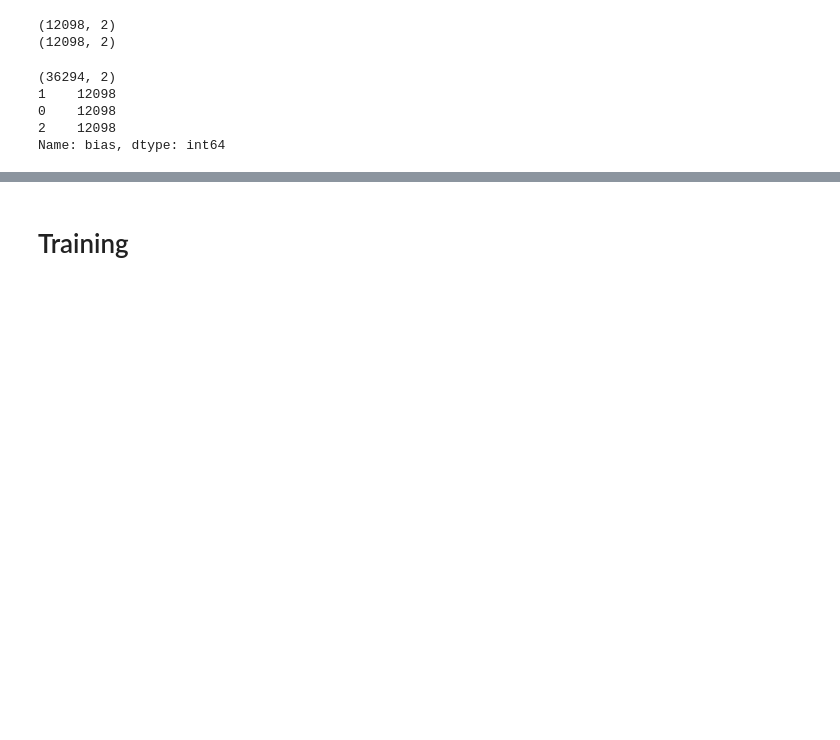
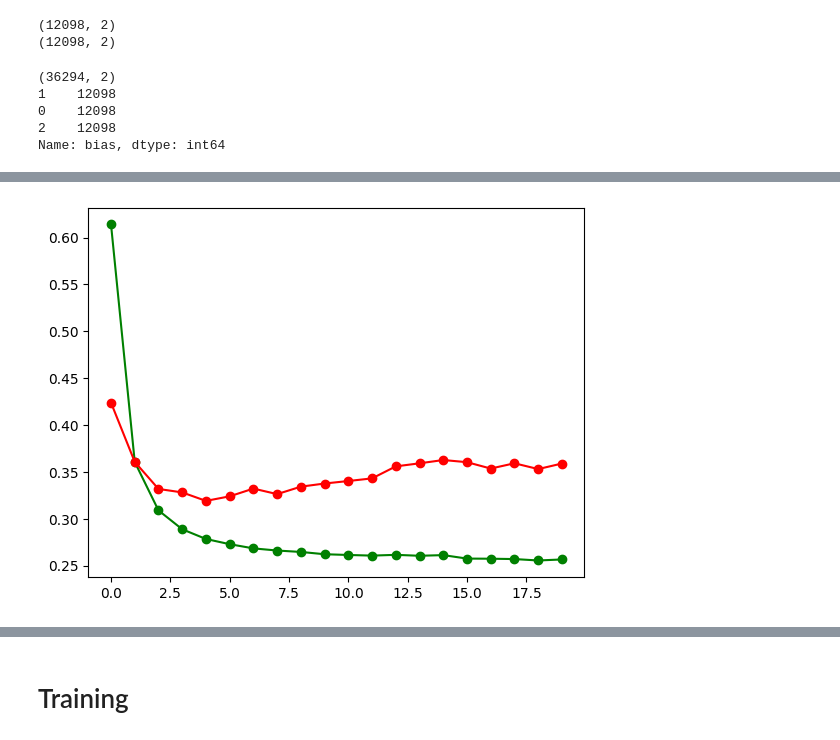
Before and after one commit to visheshks04/newz-aware, a Jupyter notebook: LSTMmodelPrep.ipynb, the cells around one changed output, grey strips where cells are left out. Cells and saved outputs as stored; diff of their text form; code cells hidden in the pictures; blank space fills up the shorter version.

```diff
--- a/LSTMmodelPrep.ipynb
+++ b/LSTMmodelPrep.ipynb
@@ -204,0 +346,10 @@ y = df['bias']
+# %%
+train_X = vectorizer.transform(train_X).toarray()
+dev_X = vectorizer.transform(dev_X).toarray()
+test_X = vectorizer.transform(test_X).toarray()
+# %%
+from tensorflow.keras.utils import to_categorical
+
+train_y = to_categorical(train_y, 3)
+dev_y = to_categorical(dev_y, 3)
+test_y = to_categorical(test_y, 3)
@@ -204,0 +360,12 @@ y = df['bias']
+# %%
+import tensorflow as tf
+from tensorflow.keras.optimizers import Adam
+
+ann = tf.keras.Sequential([
+    tf.keras.layers.Dense(256, activation='relu', input_shape=(None, 8000)),
+    tf.keras.layers.Dense(16, activation='relu'),
+    tf.keras.layers.Dense(3, activation='softmax')
+])
+
+ann.compile(loss='categorical_crossentropy', optimizer=Adam(learning_rate=1e-3), metrics=['accuracy'])
+ann.summary()
@@ -204,0 +388,2 @@ y = df['bias']
+# %%
+history = ann.fit(train_X, train_y, validation_data=(dev_X, dev_y), epochs=20, batch_size=64)
@@ -204,0 +435,8 @@ y = df['bias']
+# %%
+from matplotlib import pyplot as plt
+
+plt.plot(list(range(len(history.history['loss']))), history.history['loss'], 'g-o', label='Training')
+plt.plot(list(range(len(history.history['val_loss']))), history.history['val_loss'], 'r-o', label='Validation')
+plt.savefig('ANN_losses.png')
+# %% [output]
+[figure, added]
```
Also changed, not shown: parts of 60 cells of this notebook, 11 other files.
